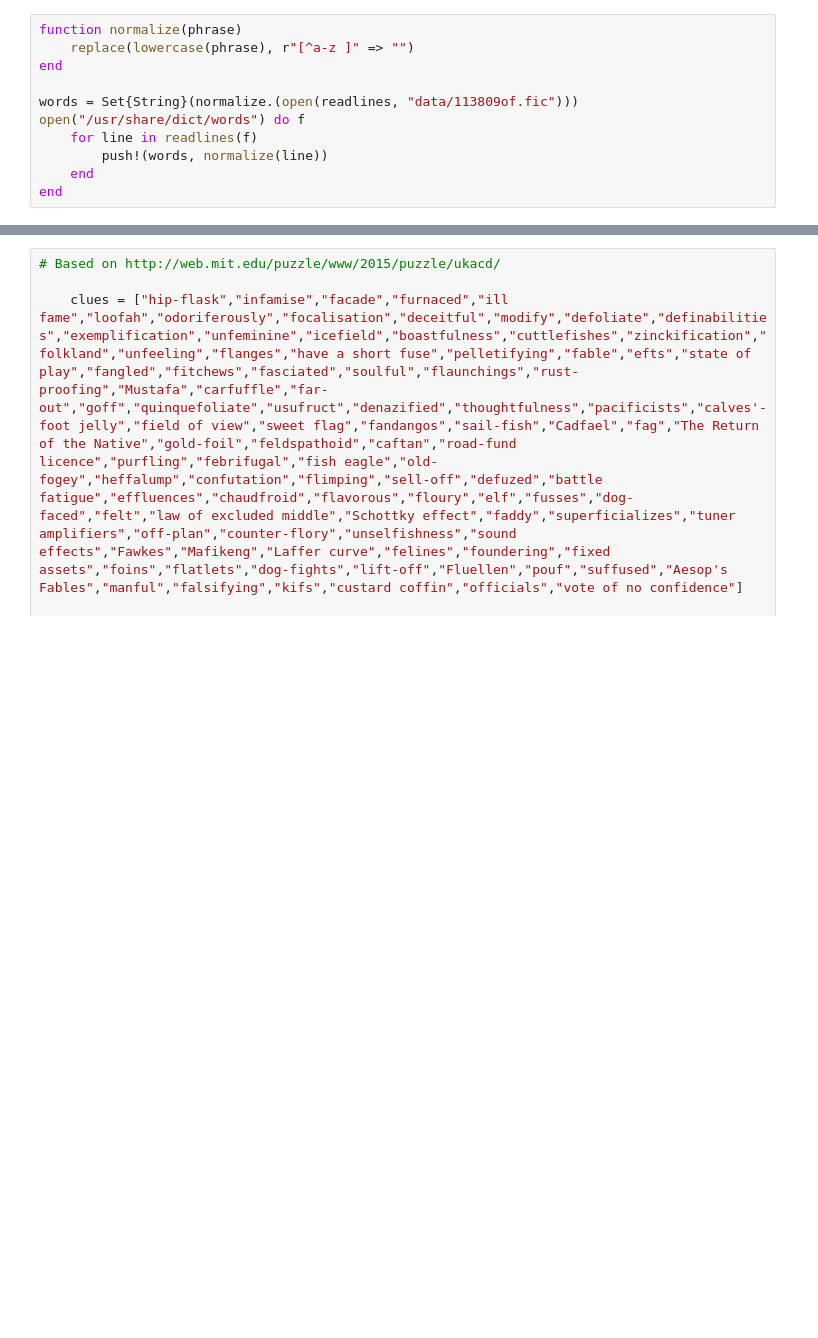
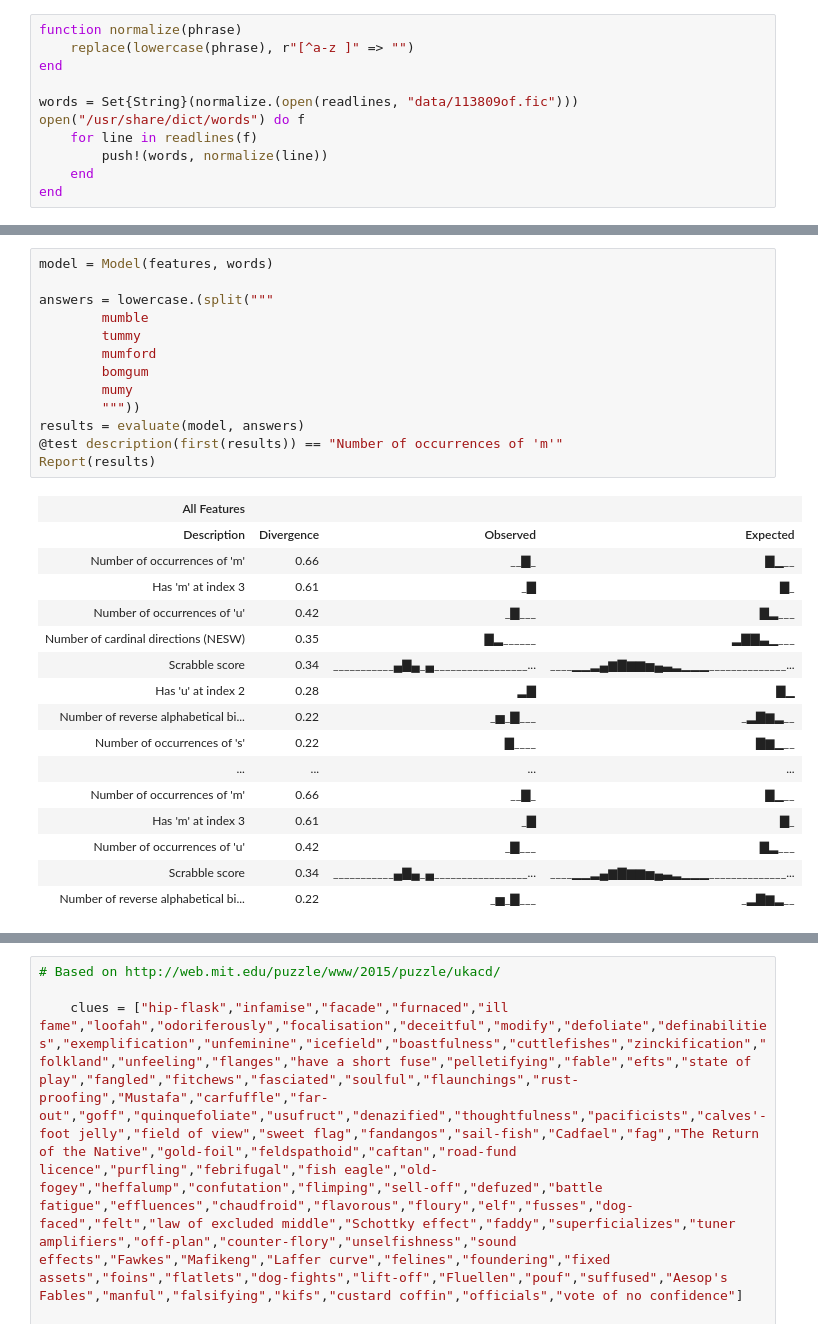
Before and after one commit to rdeits/Noticer.jl, a Jupyter notebook: noticer.ipynb, the cells around one changed output, grey strips where cells are left out. Saved outputs shown, nothing was run; the diff lists cells and outputs as text; blank space fills up the shorter version.

```diff
--- a/noticer.ipynb
+++ b/noticer.ipynb
@@ -131,0 +39,30 @@ Report(results)
+# %%
+model = Model(features, words)
+
+answers = lowercase.(split("""
+        mumble
+        tummy
+        mumford
+        bomgum
+        mumy
+        """))
+results = evaluate(model, answers)
+@test description(first(results)) == "Number of occurrences of 'm'"
+Report(results)
+# %% [output]
+| All Features |  |  |  |
+| Description | Divergence | Observed | Expected |
+| Number of occurrences of 'm' | 0.66 | __▇_ | ▇▁__ |
+| Has 'm' at index 3 | 0.61 | _▇ | ▇_ |
+| Number of occurrences of 'u' | 0.42 | _▇___ | ▇▂___ |
+| Number of cardinal directions (NESW) | 0.35 | ▇▂______ | ▂▇▇▃▁___ |
+| Scrabble score | 0.34 | ___________▄▇▄_▄_________________... | ____▁▁▂▄▆▇▆▆▅▄▃▂▁▁▁______________... |
+| Has 'u' at index 2 | 0.28 | ▂▇ | ▇▁ |
+| Number of reverse alphabetical bi... | 0.22 | _▅_▇___ | _▂▇▆▂__ |
+| Number of occurrences of 's' | 0.22 | ▇____ | ▇▆▁__ |
+| ... | ... | ... | ... |
+| Number of occurrences of 'm' | 0.66 | __▇_ | ▇▁__ |
+| Has 'm' at index 3 | 0.61 | _▇ | ▇_ |
+| Number of occurrences of 'u' | 0.42 | _▇___ | ▇▂___ |
+| Scrabble score | 0.34 | ___________▄▇▄_▄_________________... | ____▁▁▂▄▆▇▆▆▅▄▃▂▁▁▁______________... |
+| Number of reverse alphabetical bi... | 0.22 | _▅_▇___ | _▂▇▆▂__ |
```
Also changed, not shown: parts of 12 cells of this notebook, 6 other files.
